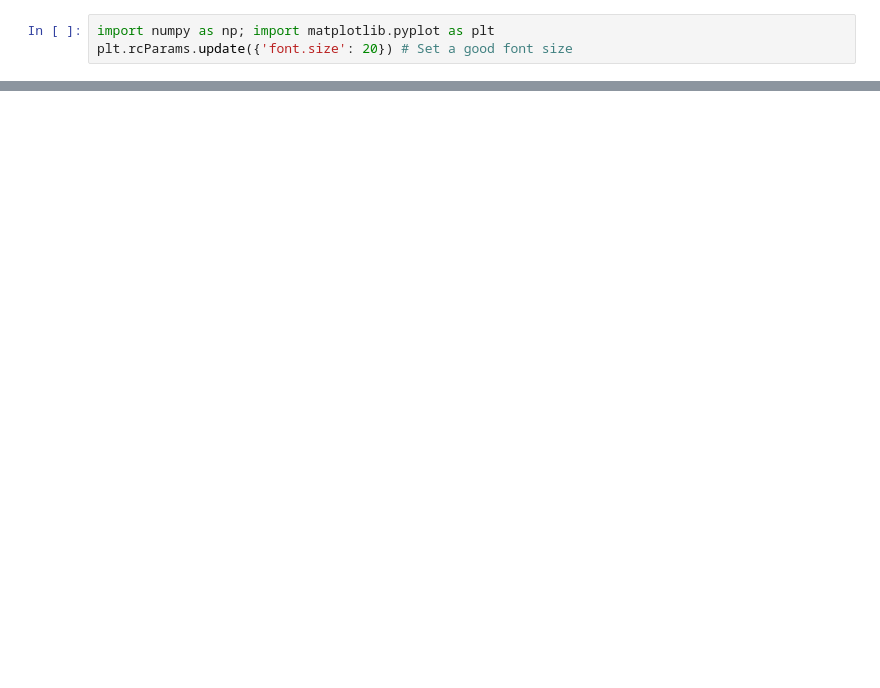
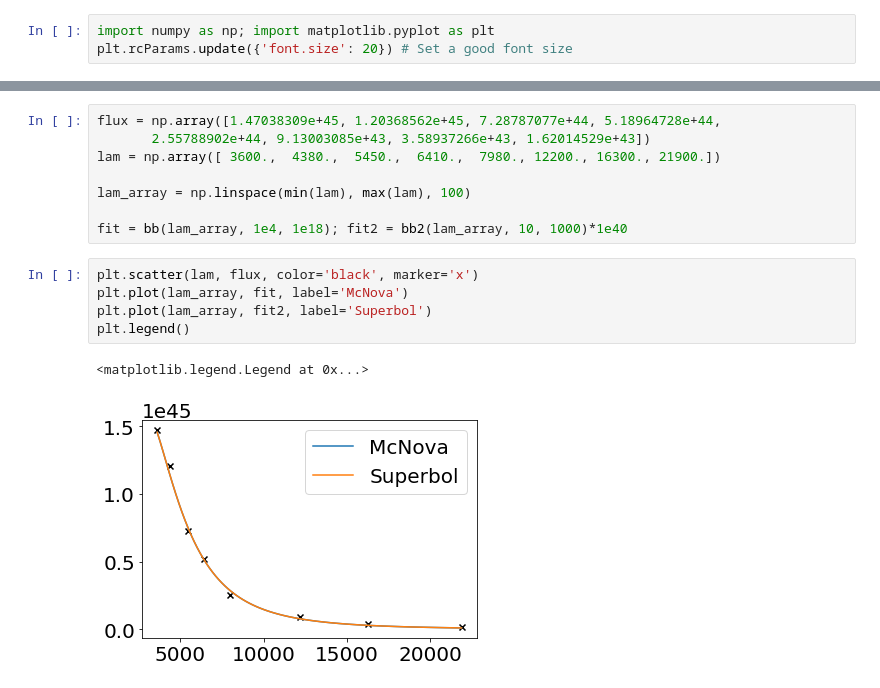
Before and after one commit to JoRdAnB421/McNova, a Jupyter notebook: PostProcessing.ipynb, the cells around one changed output, grey strips where cells are left out. Cells and saved outputs as stored; diff of their text form; blank space fills up the shorter version.

```diff
--- a/PostProcessing.ipynb
+++ b/PostProcessing.ipynb
@@ -30,0 +118,16 @@ plt.xlim(0,None)
+# %%
+flux = np.array([1.47038309e+45, 1.20368562e+45, 7.28787077e+44, 5.18964728e+44,
+       2.55788902e+44, 9.13003085e+43, 3.58937266e+43, 1.62014529e+43])
+lam = np.array([ 3600.,  4380.,  5450.,  6410.,  7980., 12200., 16300., 21900.])
+
+lam_array = np.linspace(min(lam), max(lam), 100)
+
+fit = bb(lam_array, 1e4, 1e18); fit2 = bb2(lam_array, 10, 1000)*1e40
+# %%
+plt.scatter(lam, flux, color='black', marker='x')
+plt.plot(lam_array, fit, label='McNova')
+plt.plot(lam_array, fit2, label='Superbol')
+plt.legend()
+# %% [output]
+<matplotlib.legend.Legend at 0x...>
+[figure, added]
```
Also changed, not shown: parts of 3 cells of this notebook, 1 other file.
